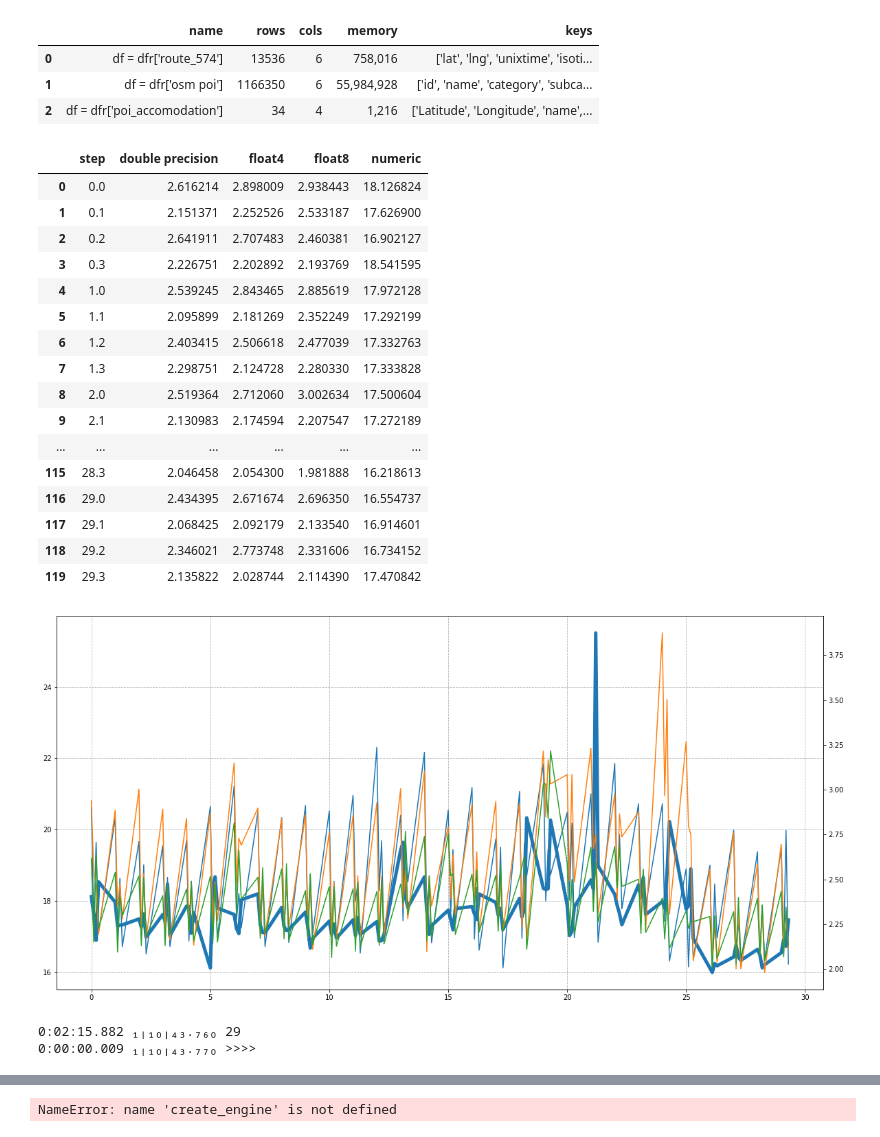
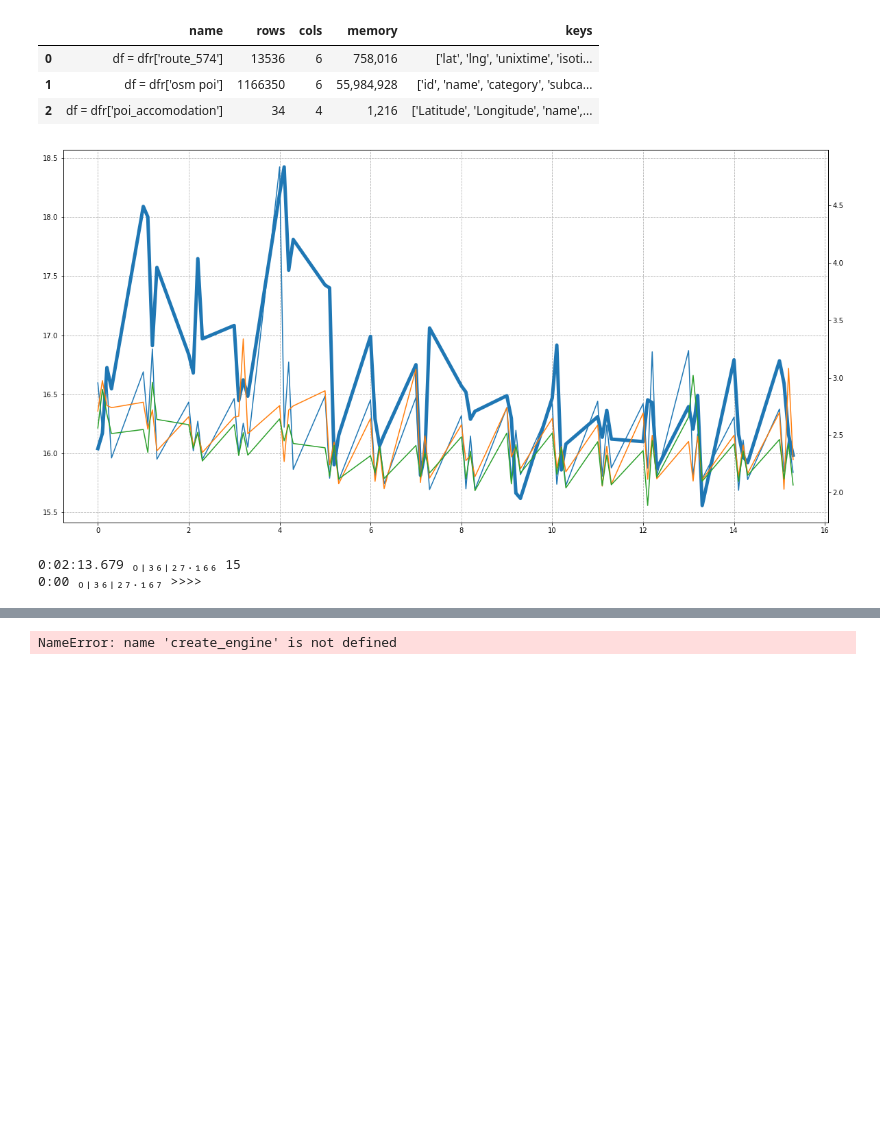
Before and after one commit to codeup1054/jnlab, a Jupyter notebook: 10.POI.ipynb, the cells around one changed output, grey strips where cells are left out. Saved outputs shown, nothing was run; the diff lists cells and outputs as text; code cells hidden in the pictures; blank space fills up the shorter version.

```diff
--- a/10.POI.ipynb
+++ b/10.POI.ipynb
@@ -729,58 +729,41 @@ for step in range(0,16):  # набираем статистику
 
 #     print (lst)
     df = pd.DataFrame(lst)
-    df.to_csv("between_1x2_2.csv")
+    df.to_csv("tmp/between_1x2_2.csv")
     df.columns = ["step","dbtype","t","tm","x2","n"]
     clear_output()
 #     disp(df[-10:])
     df_pivot = (df.pivot_table(index=['step'], columns='dbtype', values='t')
                 .rename_axis(columns=None)
              ).reset_index()
 
-    disp(df_pivot)
+#     disp(df_pivot)
 
     plt.rcParams["figure.figsize"] = (20,10)
 #     plt.grid(color='black', which='major', linestyle='solid')
 
     fig,ax1 = plt.subplots()
 
     ax2 = ax1.twinx()
 
     ax1.plot(df_pivot['step'], df_pivot[['numeric']], label='numeric',linewidth=5.0)
     ax2.plot(df_pivot['step'], df_pivot[['float4','float8','double precision']])
 
 #     plt.grid(color='black', which='major', linestyle='--',  axis='both')
 
     ax1.xaxis.grid(True,  linestyle='--')
     ax1.yaxis.grid(True,  linestyle='--')
 
     plt.show()
     tm (step)
 
 #     df_pivot.loc[:, df_pivot.columns != 'step'].plot(figsize=(10,9))
 
 tm('>>>>')
 # %% [output]
-|  | step | double precision | float4 | float8 | numeric |
-| 0 | 0.0 | 2.616214 | 2.898009 | 2.938443 | 18.126824 |
-| 1 | 0.1 | 2.151371 | 2.252526 | 2.533187 | 17.626900 |
-| 2 | 0.2 | 2.641911 | 2.707483 | 2.460381 | 16.902127 |
-| 3 | 0.3 | 2.226751 | 2.202892 | 2.193769 | 18.541595 |
-| 4 | 1.0 | 2.539245 | 2.843465 | 2.885619 | 17.972128 |
-| 5 | 1.1 | 2.095899 | 2.181269 | 2.352249 | 17.292199 |
-| 6 | 1.2 | 2.403415 | 2.506618 | 2.477039 | 17.332763 |
-| 7 | 1.3 | 2.298751 | 2.124728 | 2.280330 | 17.333828 |
-| 8 | 2.0 | 2.519364 | 2.712060 | 3.002634 | 17.500604 |
-| 9 | 2.1 | 2.130983 | 2.174594 | 2.207547 | 17.272189 |
-| ... | ... | ... | ... | ... | ... |
-| 115 | 28.3 | 2.046458 | 2.054300 | 1.981888 | 16.218613 |
-| 116 | 29.0 | 2.434395 | 2.671674 | 2.696350 | 16.554737 |
-| 117 | 29.1 | 2.068425 | 2.092179 | 2.133540 | 16.914601 |
-| 118 | 29.2 | 2.346021 | 2.773748 | 2.331606 | 16.734152 |
-| 119 | 29.3 | 2.135822 | 2.028744 | 2.114390 | 17.470842 |
-[figure, old version]
+[figure, new version]
-0:02:15.882 ₁╷₁₀╷₄₃.₇₆₀ 29
-0:00:00.009 ₁╷₁₀╷₄₃.₇₇₀ >>>>
+0:02:13.679 ₀╷₃₆╷₂₇.₁₆₆ 15
+0:00 ₀╷₃₆╷₂₇.₁₆₇ >>>>
 # %%
     plt.rcParams["figure.figsize"] = (20,10)
 #     plt.grid(color='black', which='major', linestyle='solid')
```
Also changed, not shown: parts of 1 cell of this notebook, 5 other files.
